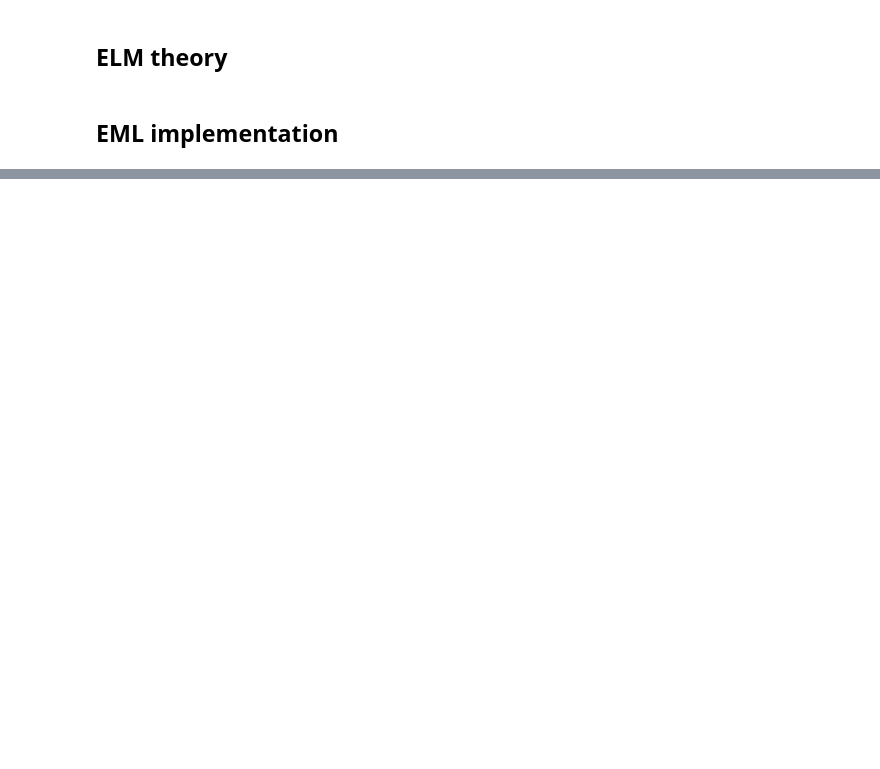
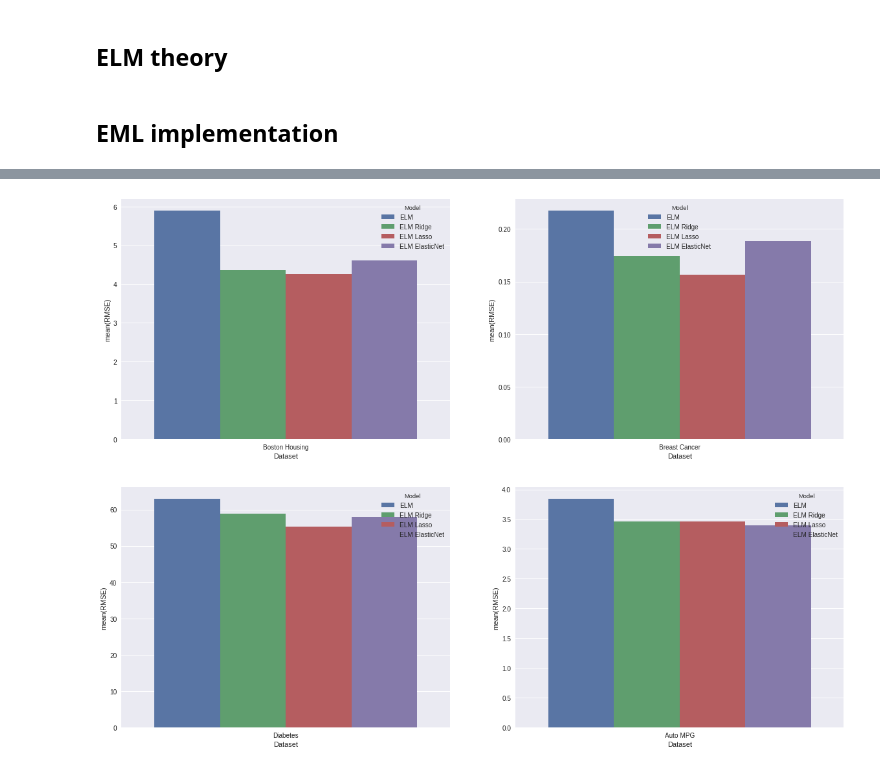
Before and after one commit to Quan1995417/relm, a Jupyter notebook: ELMs.ipynb, the cells around one changed output, grey strips where cells are left out. Saved outputs shown, nothing was run; the diff lists cells and outputs as text; code cells hidden in the pictures; blank space fills up the shorter version.

```diff
--- a/ELMs.ipynb
+++ b/ELMs.ipynb
@@ -105,7 +132,10 @@ def train_val_split(X, y, train_index, val_index):
     return X_train, X_val, y_train, y_val
 # %%
 datasets = [
-    ('Boston Housing', get_boston_dataset)
+    ('Boston Housing', get_boston_dataset),
+    ('Breast Cancer', get_breast_cancer),
+    ('Diabetes', get_diabetes),
+    ('Auto MPG', get_auto_mpg)
 ]
 
 models = [
@@ -113,28 +143,28 @@ models = [
         'name': 'ELM',
         'model': ELMRegressor,
         'regularization': None,
-        'grid': { 'n_hidden': [100, 500, 1000, 5000, 10000] }
+        'grid': { 'n_hidden': [100, 500, 1000] }
     },
 
     {
         'name': 'ELM Ridge',
         'model': ELMRegressor,
         'regularization': 'ridge',
-        'grid': { 'alpha': [0.001, 0.01, 0.1, 1], 'n_hidden': [100, 500, 1000, 5000, 10000] }
+        'grid': { 'alpha': [0.001, 0.01, 0.1, 1], 'n_hidden': [100, 500, 1000] }
     },
 
     {
         'name': 'ELM Lasso',
         'model': ELMRegressor,
         'regularization': 'lasso',
-        'grid': { 'alpha': [0.001, 0.01, 0.1, 1], 'n_hidden': [100, 500, 1000, 5000, 10000] }
+        'grid': { 'alpha': [0.001, 0.01, 0.1, 1], 'n_hidden': [100, 500, 1000] }
     },
 
     {
         'name': 'ELM ElasticNet',
         'model': ELMRegressor,
         'regularization': 'ridge',
-        'grid': { 'alpha': [0.001, 0.01, 0.1, 1], 'n_hidden': [100, 500, 1000, 5000, 10000] }
+        'grid': { 'alpha': [0.001, 0.01, 0.1, 1], 'n_hidden': [100, 500, 1000] }
     }
 ]
 # %%
@@ -175,7 +205,7 @@ for dataset_name, dataset_getter in datasets:
         scaler.fit(X_cv)
         X_cv_scaled = scaler.transform(X_cv)
         X_test_scaled = scaler.transform(X_test)
-        best_params = sorted(grid_results)[0][1]
+        best_params = sorted(grid_results, key=lambda result: result[0])[0][1]
 
         best_params_results = []
         for _ in range(5):
@@ -194,4 +224,5 @@ for dataset_name, dataset_getter in datasets:
 
         results.append((dataset_name, model_info['name'], best_mean_rmse, best_n_hidden, best_alpha))
 # %%
-pd.DataFrame(results, columns=['Dataset', 'Model', 'RMSE', 'Best # Nodes', 'Best alpha'])
+results_df = pd.DataFrame(results, columns=['Dataset', 'Model', 'RMSE', 'Best # Nodes', 'Best alpha'])
+results_df
@@ -197,0 +247,9 @@ pd.DataFrame(results, columns=['Dataset', 'Model', 'RMSE', 'Best # Nodes', 'Best
+# %%
+plt.figure(figsize=(20, 15))
+for i, dataset in enumerate(results_df['Dataset'].unique()):
+    plt.subplot(2, 2, i + 1)
+    mask = results_df['Dataset'] == dataset
+    sns.barplot(x='Dataset', y='RMSE', hue='Model', data=results_df[mask])
+plt.show()
+# %% [output]
+[figure, added]
```
Also changed, not shown: parts of 4 cells of this notebook.
